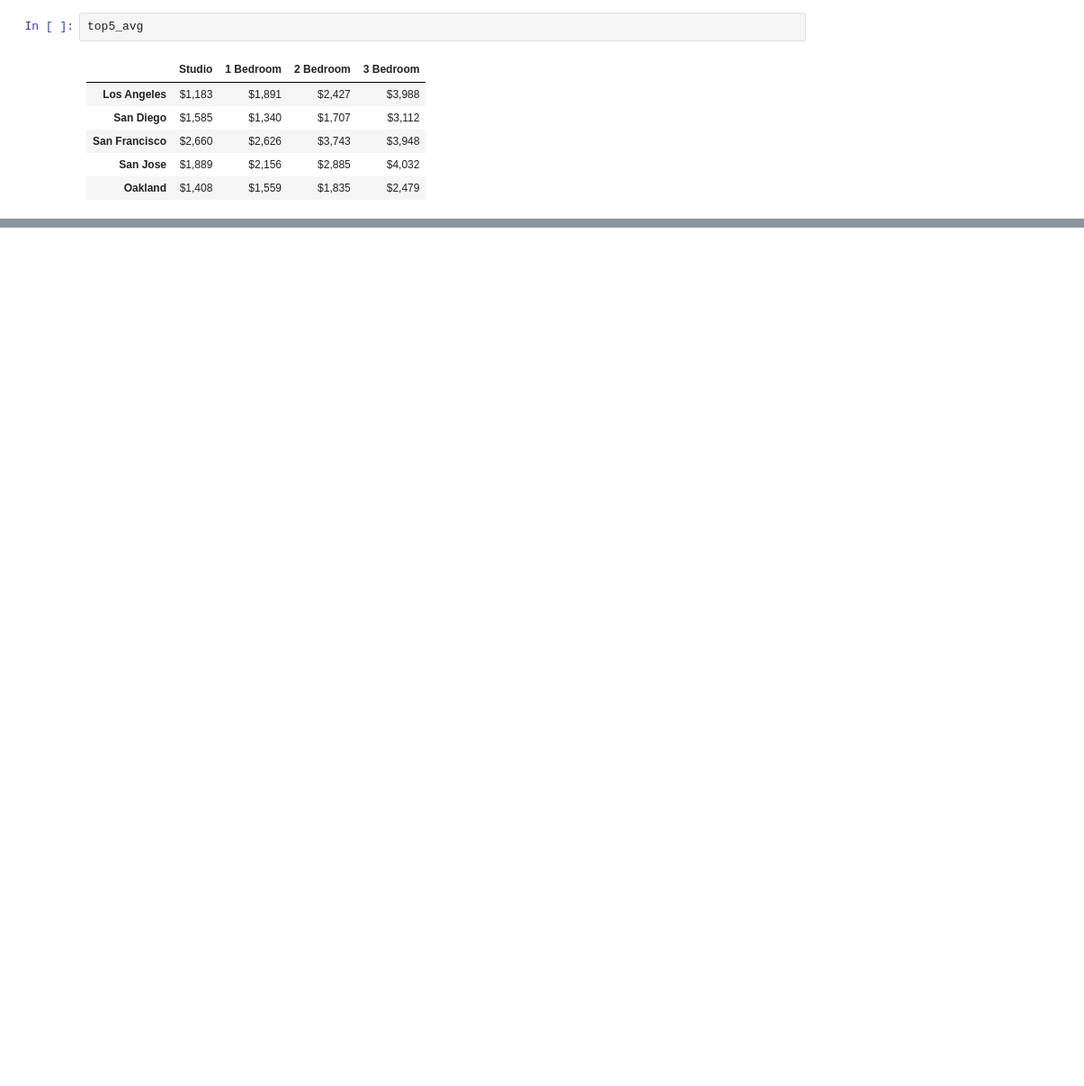
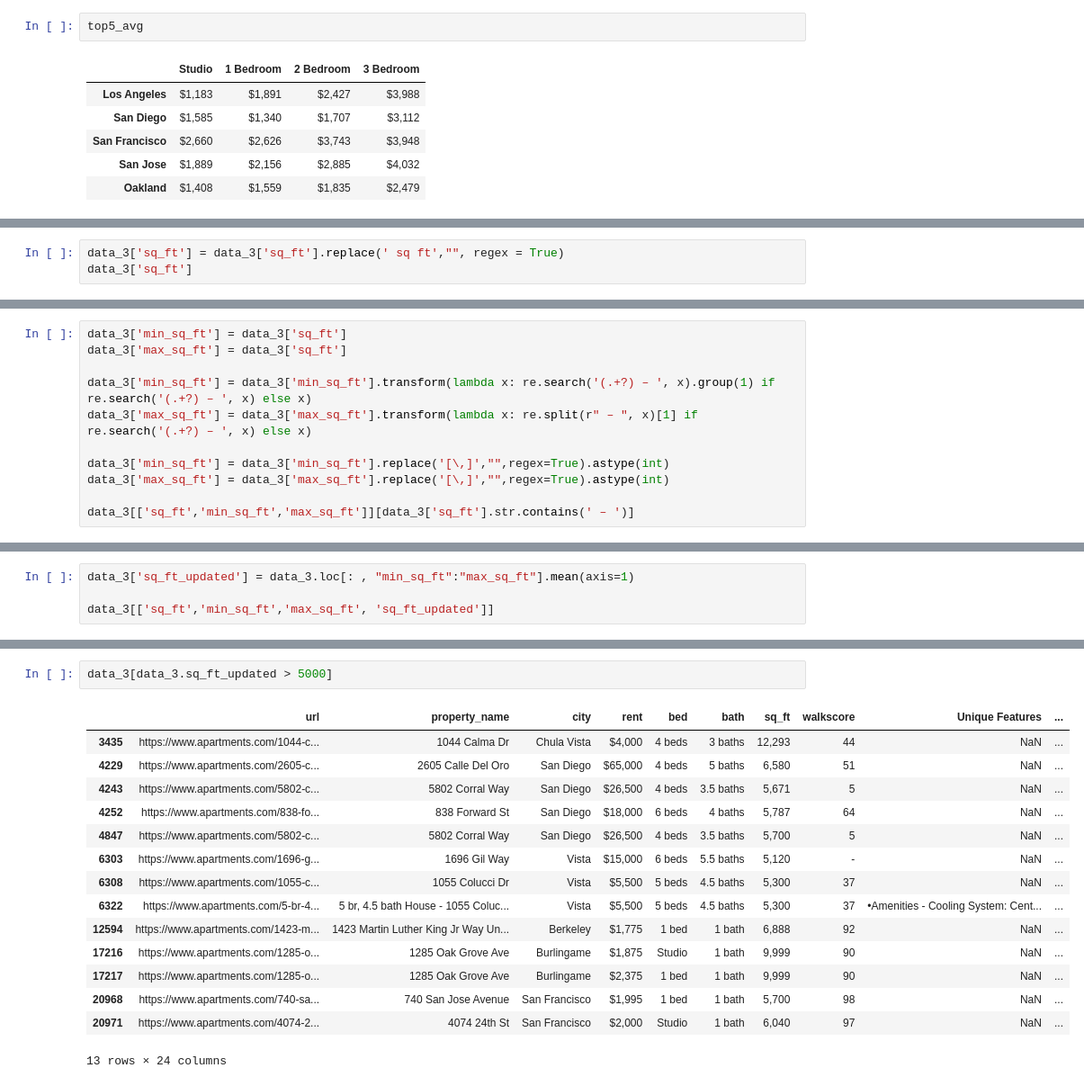
Before and after one commit to yenholaivy/CaliforniaRentalValueEstimation, a Jupyter notebook: CaliforniaRentalValueEstimation.ipynb, the cells around one changed output, grey strips where cells are left out. Shown at 90% size. Cells and saved outputs as stored; diff of their text form; blank space fills up the shorter version.

```diff
--- a/CaliforniaRentalValueEstimation.ipynb
+++ b/CaliforniaRentalValueEstimation.ipynb
@@ -229,0 +296,3 @@ top5_avg
+# %%
+data_3['sq_ft'] = data_3['sq_ft'].replace(' sq ft',"", regex = True)
+data_3['sq_ft']
@@ -229,0 +312,11 @@ top5_avg
+# %%
+data_3['min_sq_ft'] = data_3['sq_ft']
+data_3['max_sq_ft'] = data_3['sq_ft']
+
+data_3['min_sq_ft'] = data_3['min_sq_ft'].transform(lambda x: re.search('(.+?) – ', x).group(1) if re.search('(.+?) – ', x) else x)
+data_3['max_sq_ft'] = data_3['max_sq_ft'].transform(lambda x: re.split(r" – ", x)[1] if re.search('(.+?) – ', x) else x)
+
+data_3['min_sq_ft'] = data_3['min_sq_ft'].replace('[\,]',"",regex=True).astype(int)
+data_3['max_sq_ft'] = data_3['max_sq_ft'].replace('[\,]',"",regex=True).astype(int)
+
+data_3[['sq_ft','min_sq_ft','max_sq_ft']][data_3['sq_ft'].str.contains(' – ')]
@@ -229,0 +337,4 @@ top5_avg
+# %%
+data_3['sq_ft_updated'] = data_3.loc[: , "min_sq_ft":"max_sq_ft"].mean(axis=1)
+
+data_3[['sq_ft','min_sq_ft','max_sq_ft', 'sq_ft_updated']]
@@ -229,0 +395,18 @@ top5_avg
+# %%
+data_3[data_3.sq_ft_updated > 5000]
+# %% [output]
+|  | url | property_name | city | rent | bed | bath | sq_ft | walkscore | Unique Features | ... |
+| 3435 | https://www.apartments.com/1044-c... | 1044 Calma Dr | Chula Vista | $4,000 | 4 beds | 3 baths | 12,293 | 44 | NaN | ... |
+| 4229 | https://www.apartments.com/2605-c... | 2605 Calle Del Oro | San Diego | $65,000 | 4 beds | 5 baths | 6,580 | 51 | NaN | ... |
+| 4243 | https://www.apartments.com/5802-c... | 5802 Corral Way | San Diego | $26,500 | 4 beds | 3.5 baths | 5,671 | 5 | NaN | ... |
+| 4252 | https://www.apartments.com/838-fo... | 838 Forward St | San Diego | $18,000 | 6 beds | 4 baths | 5,787 | 64 | NaN | ... |
+| 4847 | https://www.apartments.com/5802-c... | 5802 Corral Way | San Diego | $26,500 | 4 beds | 3.5 baths | 5,700 | 5 | NaN | ... |
+| 6303 | https://www.apartments.com/1696-g... | 1696 Gil Way | Vista | $15,000 | 6 beds | 5.5 baths | 5,120 | - | NaN | ... |
+| 6308 | https://www.apartments.com/1055-c... | 1055 Colucci Dr | Vista | $5,500 | 5 beds | 4.5 baths | 5,300 | 37 | NaN | ... |
+| 6322 | https://www.apartments.com/5-br-4... | 5 br, 4.5 bath House - 1055 Coluc... | Vista | $5,500 | 5 beds | 4.5 baths | 5,300 | 37 | •Amenities - Cooling System: Cent... | ... |
+| 12594 | https://www.apartments.com/1423-m... | 1423 Martin Luther King Jr Way Un... | Berkeley | $1,775 | 1 bed | 1 bath | 6,888 | 92 | NaN | ... |
+| 17216 | https://www.apartments.com/1285-o... | 1285 Oak Grove Ave | Burlingame | $1,875 | Studio | 1 bath | 9,999 | 90 | NaN | ... |
+| 17217 | https://www.apartments.com/1285-o... | 1285 Oak Grove Ave | Burlingame | $2,375 | 1 bed | 1 bath | 9,999 | 90 | NaN | ... |
+| 20968 | https://www.apartments.com/740-sa... | 740 San Jose Avenue | San Francisco | $1,995 | 1 bed | 1 bath | 5,700 | 98 | NaN | ... |
+| 20971 | https://www.apartments.com/4074-2... | 4074 24th St | San Francisco | $2,000 | Studio | 1 bath | 6,040 | 97 | NaN | ... |
+13 rows × 24 columns
```
Also changed, not shown: parts of 23 cells of this notebook.
